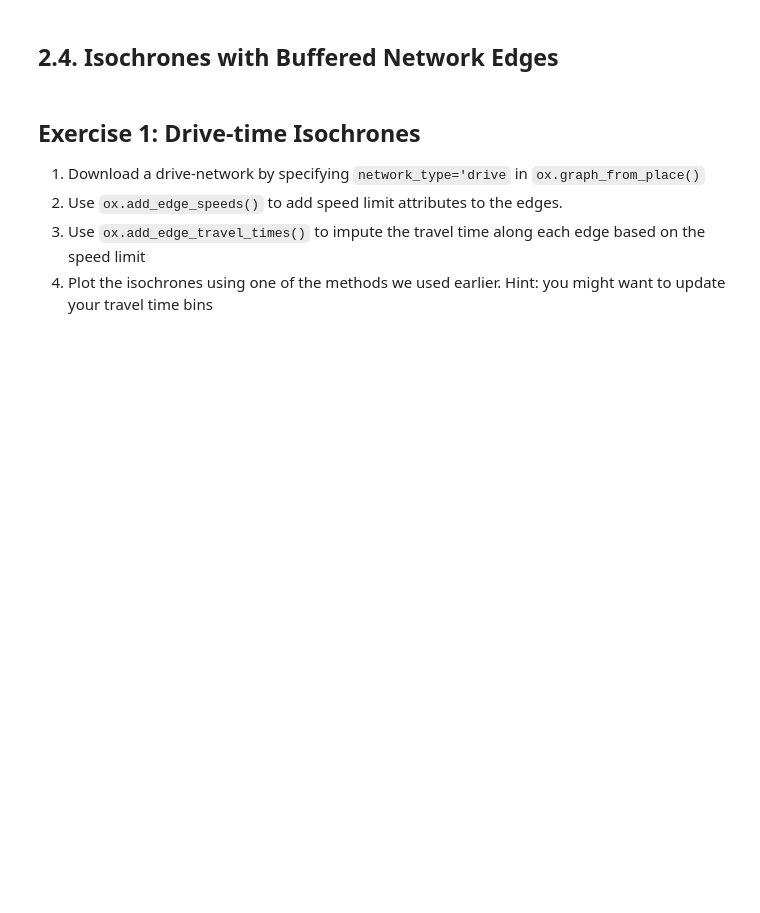
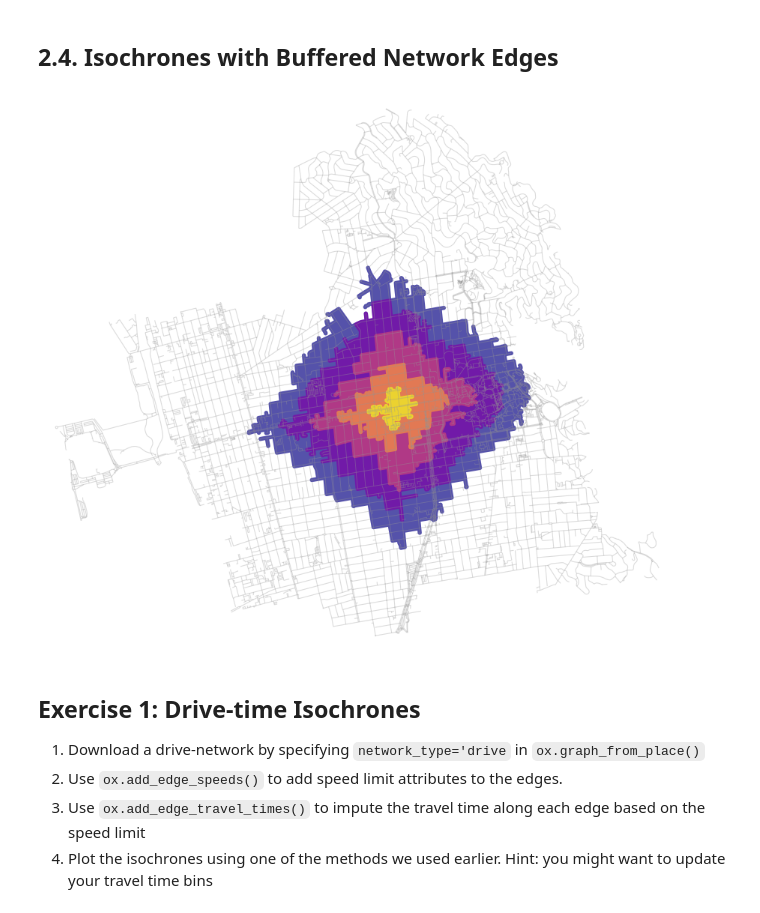
Before and after one commit to daisybellelewis/CYPLAN255, a Jupyter notebook: notebooks/lecture_17_networks_contd.ipynb, the cells around one changed output. Saved outputs shown, nothing was run; the diff lists cells and outputs as text; code cells hidden in the pictures; blank space fills up the shorter version.

```diff
--- a/notebooks/lecture_17_networks_contd.ipynb
+++ b/notebooks/lecture_17_networks_contd.ipynb
@@ -159,9 +179,12 @@ isochrone_polys = make_iso_polys(G, edge_buff=25, node_buff=0, infill=True)
 # %%
 fig, ax = plt.subplots(figsize=(15,15))
 fig, ax = ox.plot_graph(
-    G, bgcolor='none', show=False, close=False, edge_color="#999999", edge_alpha=0.2, node_size=0,ax=ax
+    G, bgcolor='none', show=False, close=False, edge_color="#999999", edge_alpha=0.2,
+    node_size=0, ax=ax
 )
 for polygon, fc in zip(isochrone_polys, iso_colors):
     patch = PolygonPatch(polygon, fc=fc, ec="none", alpha=0.7, zorder=-1)
     ax.add_patch(patch)
 plt.show()
+# %% [output]
+[figure, added]
```
Also changed, not shown: parts of 14 cells of this notebook.
